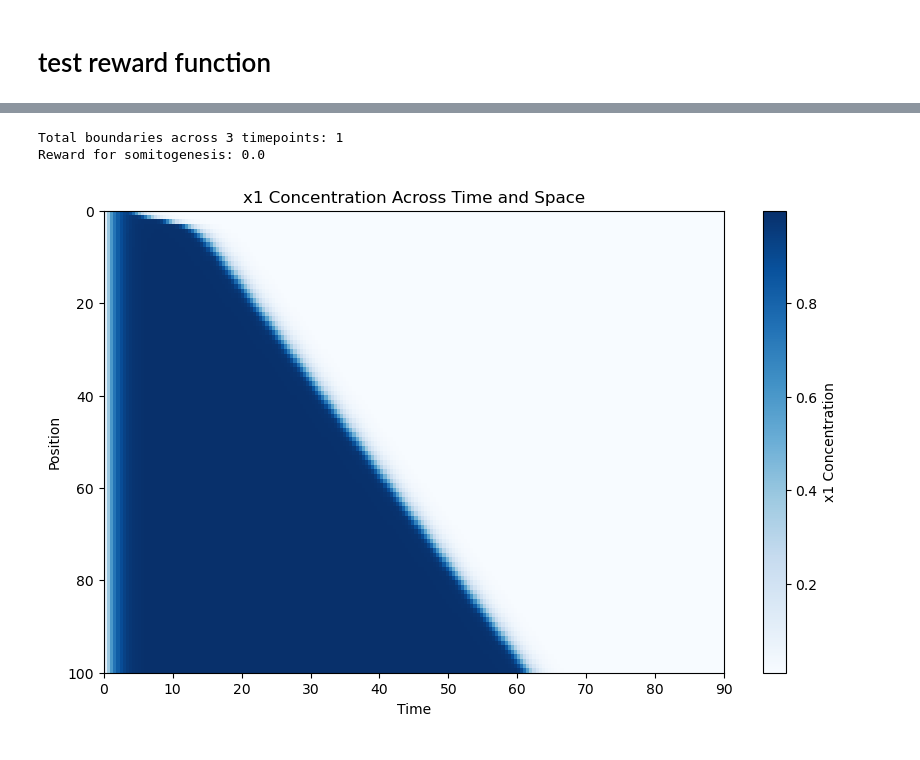
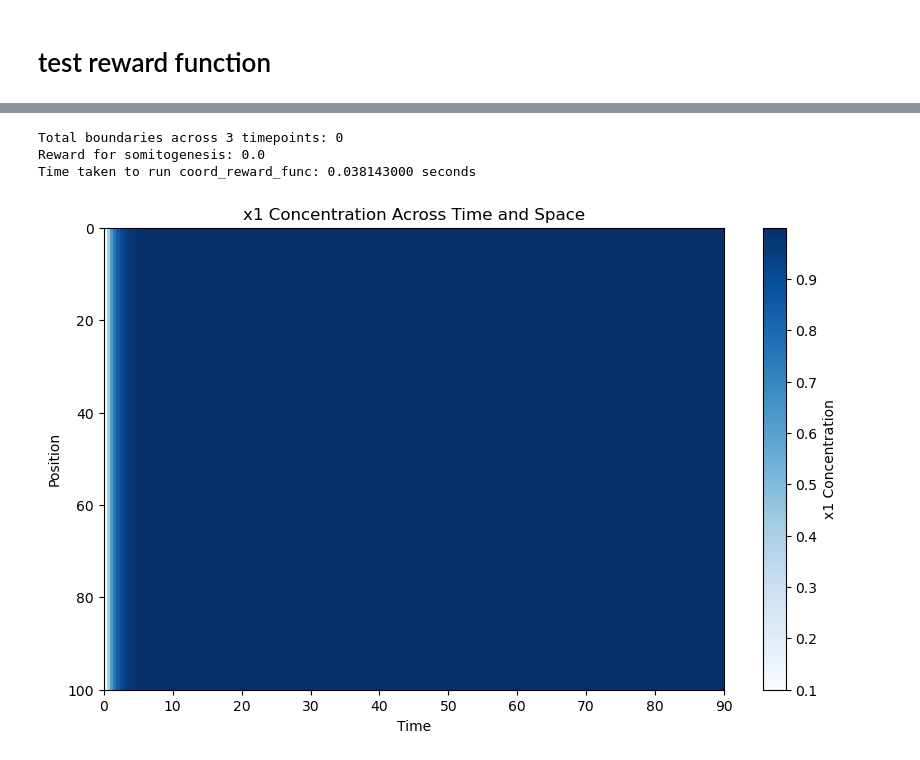
Before and after one commit to qhuang20/discrete-gflownet, a Jupyter notebook: test_grid.ipynb, the cells around one changed output, grey strips where cells are left out. Drawn from its saved outputs; the diff is of its cells as text; code cells hidden in the pictures.

```diff
--- a/test_grid.ipynb
+++ b/test_grid.ipynb
@@ -88,38 +88,39 @@ Test reward for state (50, -53, -57, 8, 9, -6, -117, 81, 8): 4
 # test_weights = [89, -81, -18, 35, 90, -90, -82, -13, 113]
 # test_weights = [70, -81, -21, 12, 113, -103, -85, -16, 40]
 # test_weights = (151, -125, -56, 107, 160, -126, 101, -16, 175)
 # test_weights = (80, -76, 51, 125, 176, -78, -86, -55, 150)
 # test_weights = (100, -126, 75, 175, 110, 75, -151, -5, 155)
 # test_weights = [89, -81, -18, 35, 90, -90, -82, -53, 113]
 # test_weights = [137, -155, 153, 35, -14, -45, -101, -32, 42]
 # test_weights = [-34, -130, 0, -109, 65, -66, -145, -48, 58]
 
 
 
 """PERFECT"""
-# test_weights = (126, -125, -56, 107, 105, -126, 100, -11, 175)
+test_weights = (126, -125, -56, 107, 105, -126, 100, -11, 175)
 # test_weights = [153, -159, -32, 19, -14, -45, -101, -32, 42]
 # test_weights = [15, -94, -27, -4, 100, -90, -85, -13, 30]
 # test_weights = [150, -162, 145, 19, -20, 10, -104, -29, 65]
 # test_weights = [1, -166, 119, -87, 58, -85, -111, -60, 78]
 # test_weights = [155, -200, 73, -49, 100, -103, -127, -19, 27]
 # test_weights = (105, -55, -50, 106, 126, -130, 100, -31, 150)
 # test_weights = (112, -105, 57, 55, 150, -105, -155, -65, 136)
 
 
 
-
+test_weights = (126, -125, -56, 107, 105, -126, 100, -11, 175, 1, 1, 1, 1, 1, 1, 16, 17, 18, 19, 20, 21, 22, 23, 24, 25)
 
 
 start_time = time.perf_counter_ns()
 reward = somitogenesis_reward_func(test_weights, plot=True)
 print(f"Reward for somitogenesis: {reward}")
 end_time = time.perf_counter_ns()
-# print(f"Time taken to run coord_reward_func: {(end_time - start_time)/1e9:.9f} seconds")
+print(f"Time taken to run coord_reward_func: {(end_time - start_time)/1e9:.9f} seconds")
 # %% [output]
-Total boundaries across 3 timepoints: 1
+Total boundaries across 3 timepoints: 0
 Reward for somitogenesis: 0.0
+Time taken to run coord_reward_func: 0.038143000 seconds
-[figure, old version]
+[figure, new version]
 # %%
 # fig = plt.figure(figsize=(25, 12))
 
```
Also changed, not shown: parts of 2 cells of this notebook, 5 other files.
